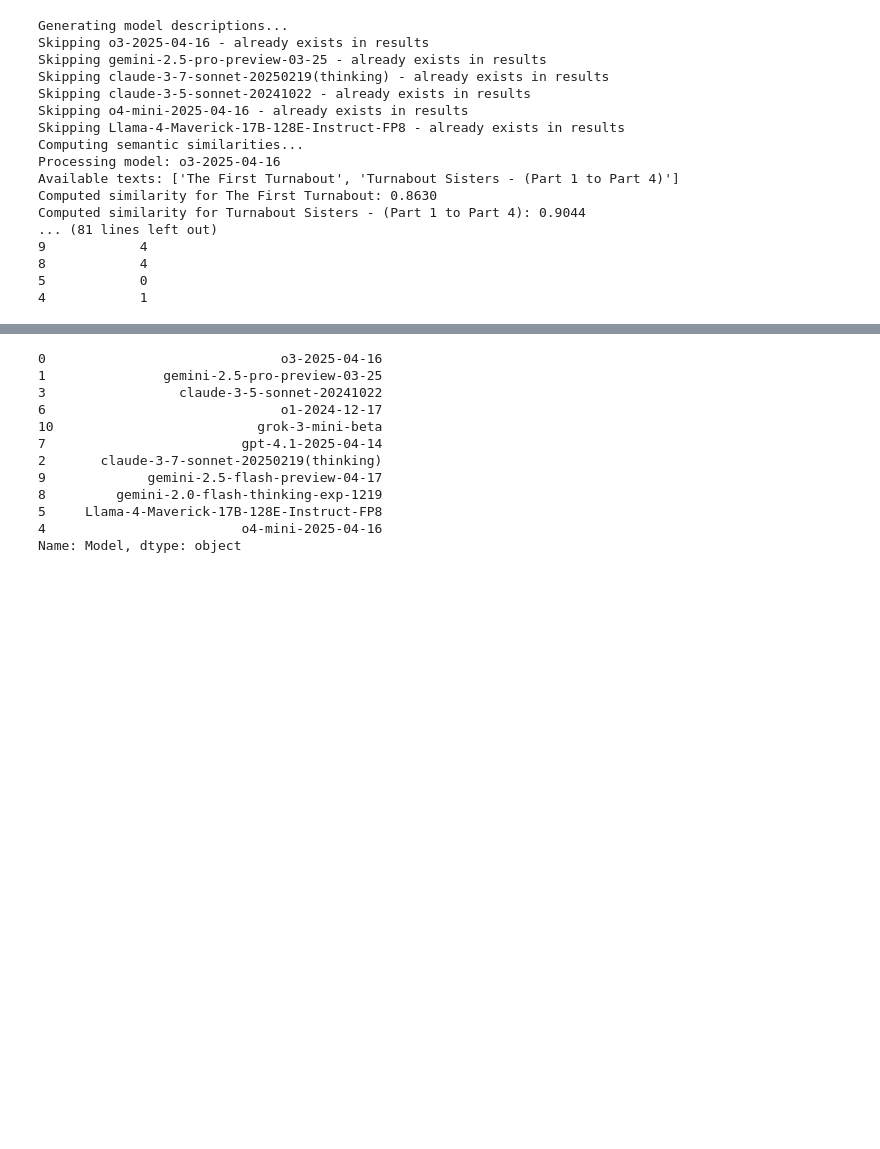
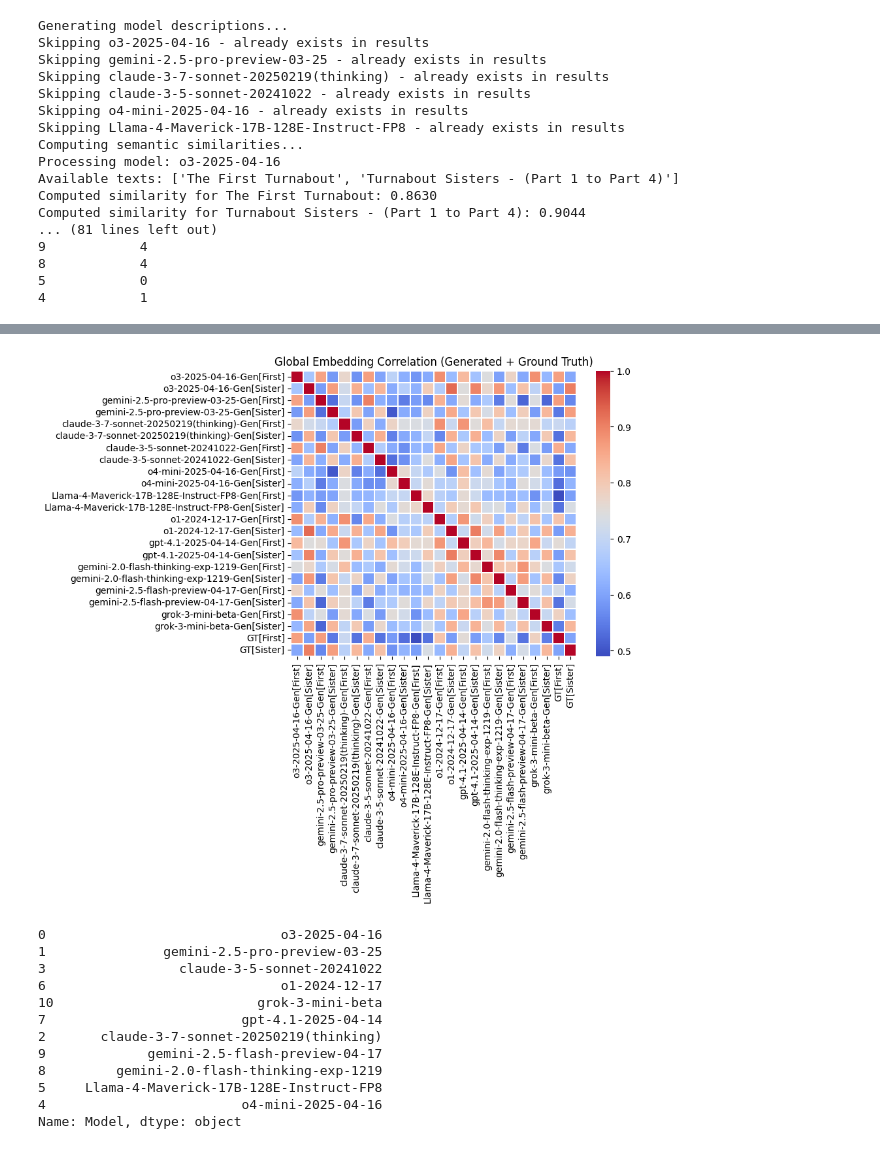
Before and after one commit to lmgame-org/GamingAgent, a Jupyter notebook: apps/ablation_study.ipynb, the cells around one changed output, grey strips where cells are left out. Drawn from its saved outputs; the diff is of its cells as text; code cells hidden in the pictures; blank space fills up the shorter version.

Commit message:
add correlation

```diff
--- a/apps/ablation_study.ipynb
+++ b/apps/ablation_study.ipynb
@@ -413,3 +494,7 @@ Updated Results with Embedding Cross Correlation Scores:
+# %%
+sim_matrix, sim_labels = plot_global_embedding_correlation(generated_texts, transcripts)
+# %% [output]
+[figure, added]
 # %%
 detailed_df["Model"]
 # %% [output]
```
Also changed, not shown: parts of 6 cells of this notebook.
